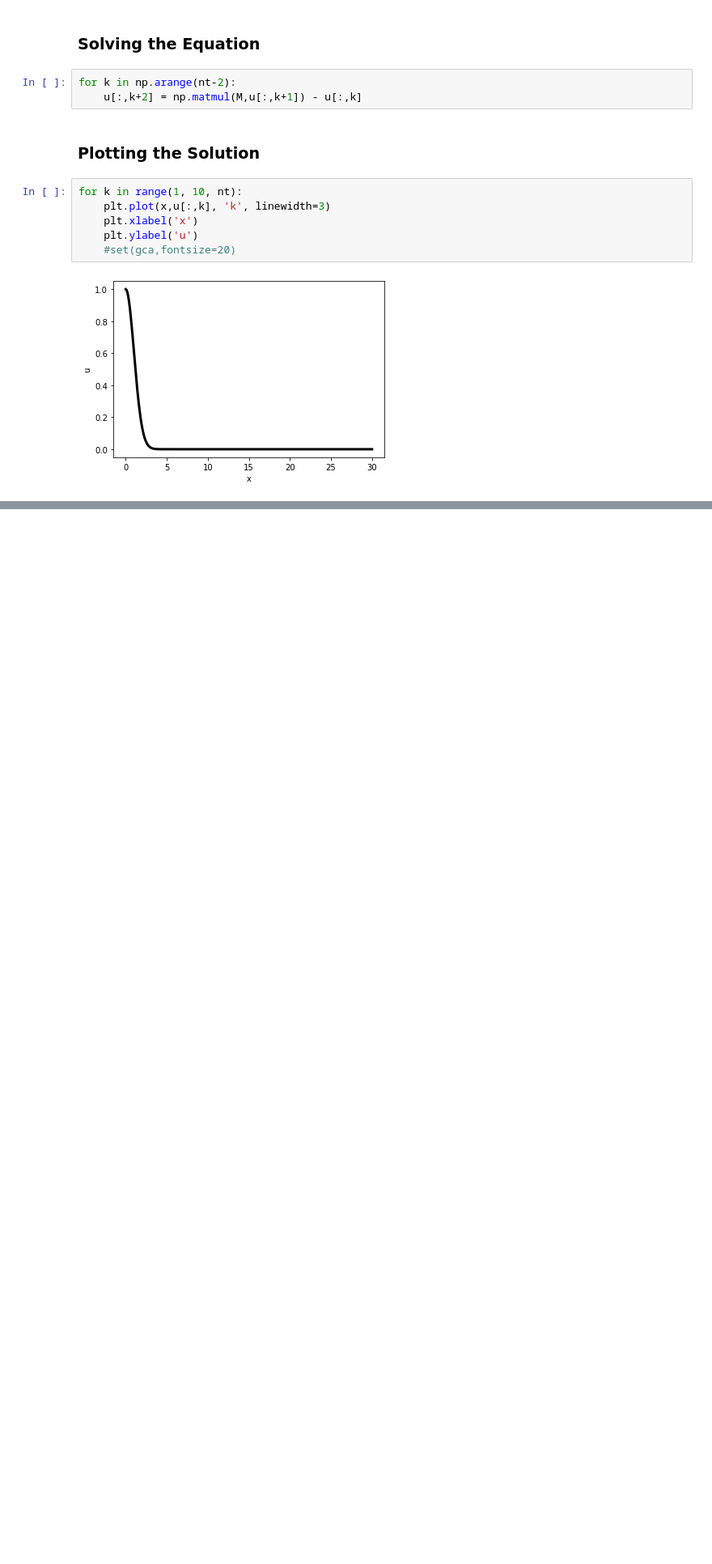
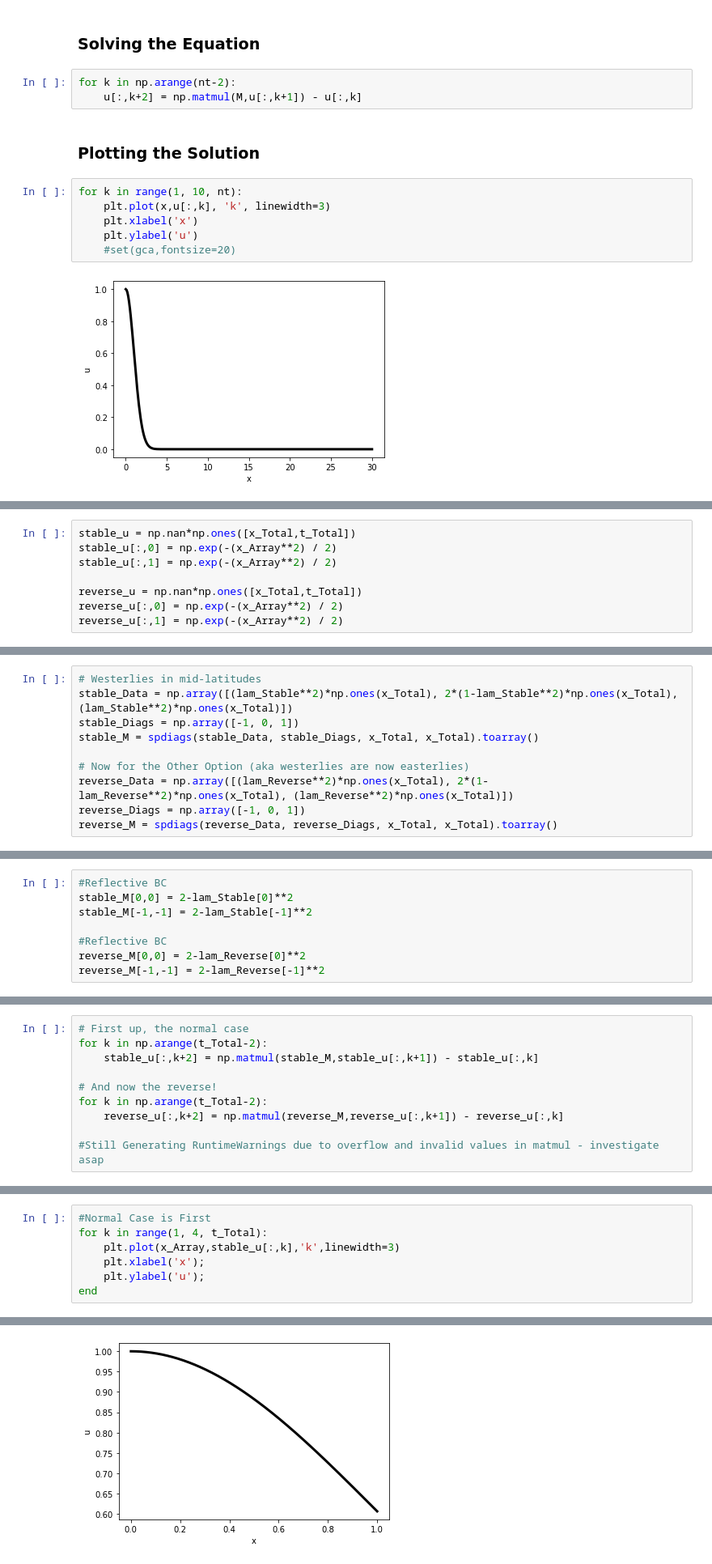
Before and after one commit to stumptavianroboclick/EAS-4610-Final-Project, a Jupyter notebook: EAS 4610 Final Project - Atmospheric Gravity Waves.ipynb, the cells around one changed output, grey strips where cells are left out. Shown: that part at 81% size. Saved outputs shown, nothing was run; the diff lists cells and outputs as text; blank space fills up the shorter version.

```diff
--- a/EAS 4610 Final Project - Atmospheric Gravity Waves.ipynb
+++ b/EAS 4610 Final Project - Atmospheric Gravity Waves.ipynb
@@ -98,0 +132,8 @@ for k in range(1, 10, nt):
+# %%
+stable_u = np.nan*np.ones([x_Total,t_Total])
+stable_u[:,0] = np.exp(-(x_Array**2) / 2)
+stable_u[:,1] = np.exp(-(x_Array**2) / 2)
+
+reverse_u = np.nan*np.ones([x_Total,t_Total])
+reverse_u[:,0] = np.exp(-(x_Array**2) / 2)
+reverse_u[:,1] = np.exp(-(x_Array**2) / 2)
@@ -98,0 +142,10 @@ for k in range(1, 10, nt):
+# %%
+# Westerlies in mid-latitudes
+stable_Data = np.array([(lam_Stable**2)*np.ones(x_Total), 2*(1-lam_Stable**2)*np.ones(x_Total), (lam_Stable**2)*np.ones(x_Total)])
+stable_Diags = np.array([-1, 0, 1])
+stable_M = spdiags(stable_Data, stable_Diags, x_Total, x_Total).toarray()
+
+# Now for the Other Option (aka westerlies are now easterlies)
+reverse_Data = np.array([(lam_Reverse**2)*np.ones(x_Total), 2*(1-lam_Reverse**2)*np.ones(x_Total), (lam_Reverse**2)*np.ones(x_Total)])
+reverse_Diags = np.array([-1, 0, 1])
+reverse_M = spdiags(reverse_Data, reverse_Diags, x_Total, x_Total).toarray()
@@ -98,0 +154,8 @@ for k in range(1, 10, nt):
+# %%
+#Reflective BC
+stable_M[0,0] = 2-lam_Stable[0]**2
+stable_M[-1,-1] = 2-lam_Stable[-1]**2
+
+#Reflective BC
+reverse_M[0,0] = 2-lam_Reverse[0]**2
+reverse_M[-1,-1] = 2-lam_Reverse[-1]**2
@@ -98,0 +164,10 @@ for k in range(1, 10, nt):
+# %%
+# First up, the normal case
+for k in np.arange(t_Total-2):
+    stable_u[:,k+2] = np.matmul(stable_M,stable_u[:,k+1]) - stable_u[:,k]
+
+# And now the reverse!
+for k in np.arange(t_Total-2):
+    reverse_u[:,k+2] = np.matmul(reverse_M,reverse_u[:,k+1]) - reverse_u[:,k]
+
+#Still Generating RuntimeWarnings due to overflow and invalid values in matmul - investigate asap
@@ -98,0 +176,8 @@ for k in range(1, 10, nt):
+# %%
+#Normal Case is First
+for k in range(1, 4, t_Total):
+    plt.plot(x_Array,stable_u[:,k],'k',linewidth=3)
+    plt.xlabel('x');
+    plt.ylabel('u');
+end
+# %% [output]
@@ -98,0 +185 @@ for k in range(1, 10, nt):
+[figure, added]
```
Also changed, not shown: parts of 13 cells of this notebook.
